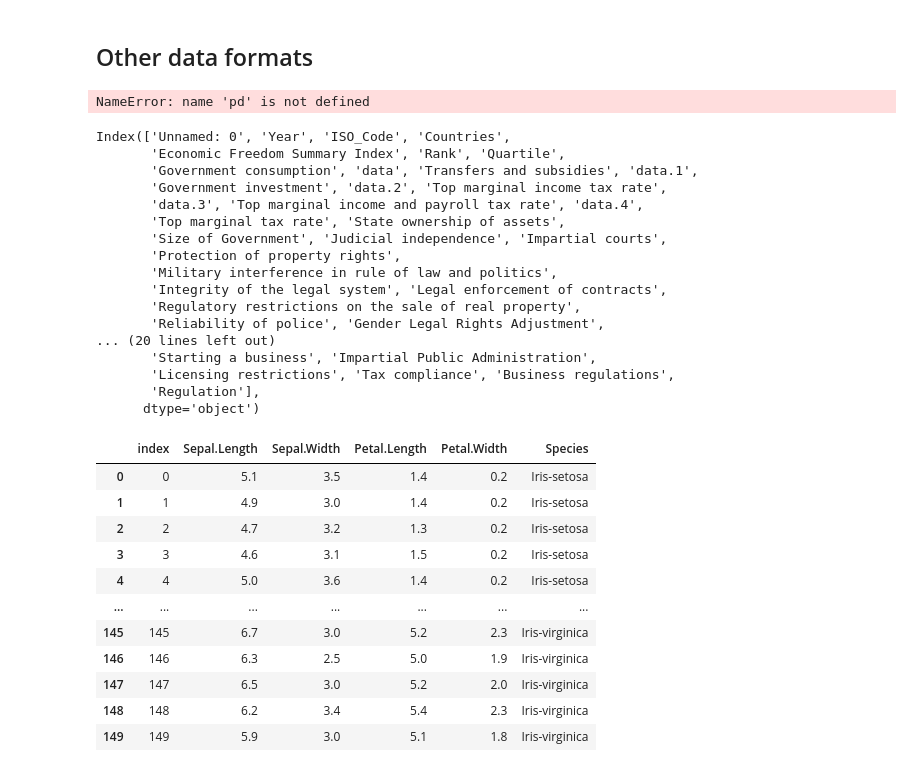
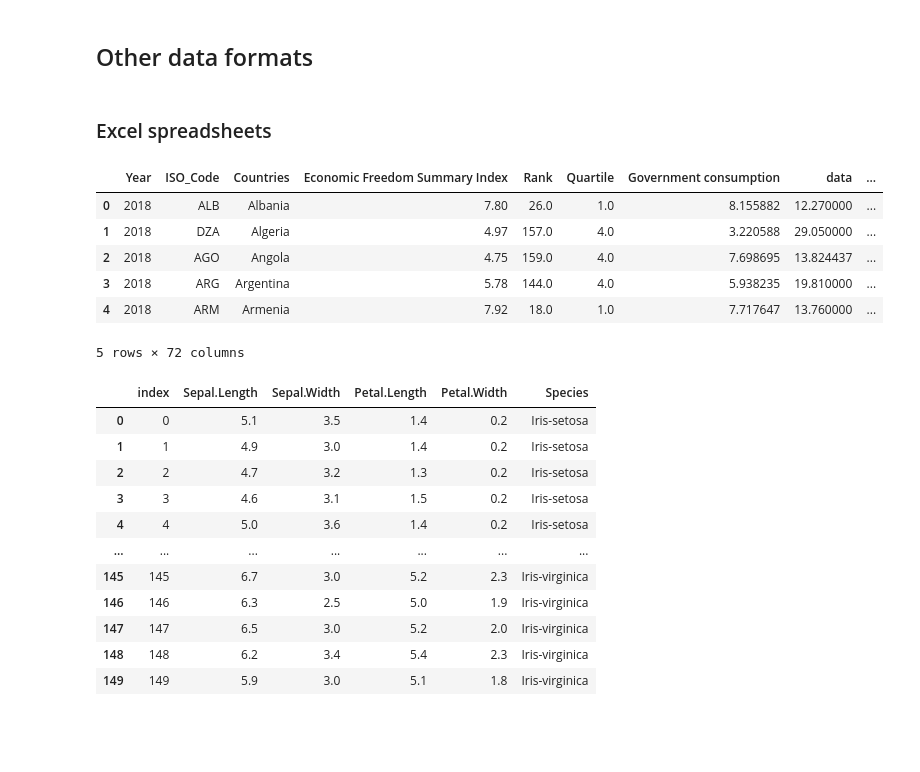
Before and after one commit to AaltoSciComp/data-analysis-workflows-course, a Jupyter notebook: python_exercises/ch2-python-lecture.ipynb, the cells around one changed output. Drawn from its saved outputs; the diff is of its cells as text; code cells hidden in the pictures; blank space fills up the shorter version.

```diff
--- a/python_exercises/ch2-python-lecture.ipynb
+++ b/python_exercises/ch2-python-lecture.ipynb
@@ -352,29 +344,18 @@ map directly to c-types [inferred_type->mixed,key->block1_values] [items->Index(
 # %% [markdown]
 ## Other data formats
+# %% [markdown]
+### Excel spreadsheets
 # %%
-efw = pd.read_excel('../data/efw.xlsx', skiprows=4, header=0, usecols=range(73))
+efw = pd.read_excel('../data/efw.xlsx', skiprows=4, header=0, usecols='B:BU', nrows=4050)
+efw.head()
 # %% [output]
+|  | Year | ISO_Code | Countries | Economic Freedom Summary Index | Rank | Quartile | Government consumption | data | ... |
+| 0 | 2018 | ALB | Albania | 7.80 | 26.0 | 1.0 | 8.155882 | 12.270000 | ... |
+| 1 | 2018 | DZA | Algeria | 4.97 | 157.0 | 4.0 | 3.220588 | 29.050000 | ... |
+| 2 | 2018 | AGO | Angola | 4.75 | 159.0 | 4.0 | 7.698695 | 13.824437 | ... |
+| 3 | 2018 | ARG | Argentina | 5.78 | 144.0 | 4.0 | 5.938235 | 19.810000 | ... |
+| 4 | 2018 | ARM | Armenia | 7.92 | 18.0 | 1.0 | 7.717647 | 13.760000 | ... |
-NameError: name 'pd' is not defined
+5 rows × 72 columns
-# %%
-efw.columns
-# %% [output]
-Index(['Unnamed: 0', 'Year', 'ISO_Code', 'Countries',
-       'Economic Freedom Summary Index', 'Rank', 'Quartile',
-       'Government consumption', 'data', 'Transfers and subsidies', 'data.1',
-       'Government investment', 'data.2', 'Top marginal income tax rate',
-       'data.3', 'Top marginal income and payroll tax rate', 'data.4',
-       'Top marginal tax rate', 'State ownership of assets',
-       'Size of Government', 'Judicial independence', 'Impartial courts',
-       'Protection of property rights',
-       'Military interference in rule of law and politics',
-       'Integrity of the legal system', 'Legal enforcement of contracts',
-       'Regulatory restrictions on the sale of real property',
-       'Reliability of police', 'Gender Legal Rights Adjustment',
-... (20 lines left out)
-       'Starting a business', 'Impartial Public Administration',
-       'Licensing restrictions', 'Tax compliance', 'Business regulations',
-       'Regulation'],
-      dtype='object')
 # %%
 from sqlalchemy import create_engine
 
```
Also changed, not shown: parts of 2 cells of this notebook, 2 other files.
